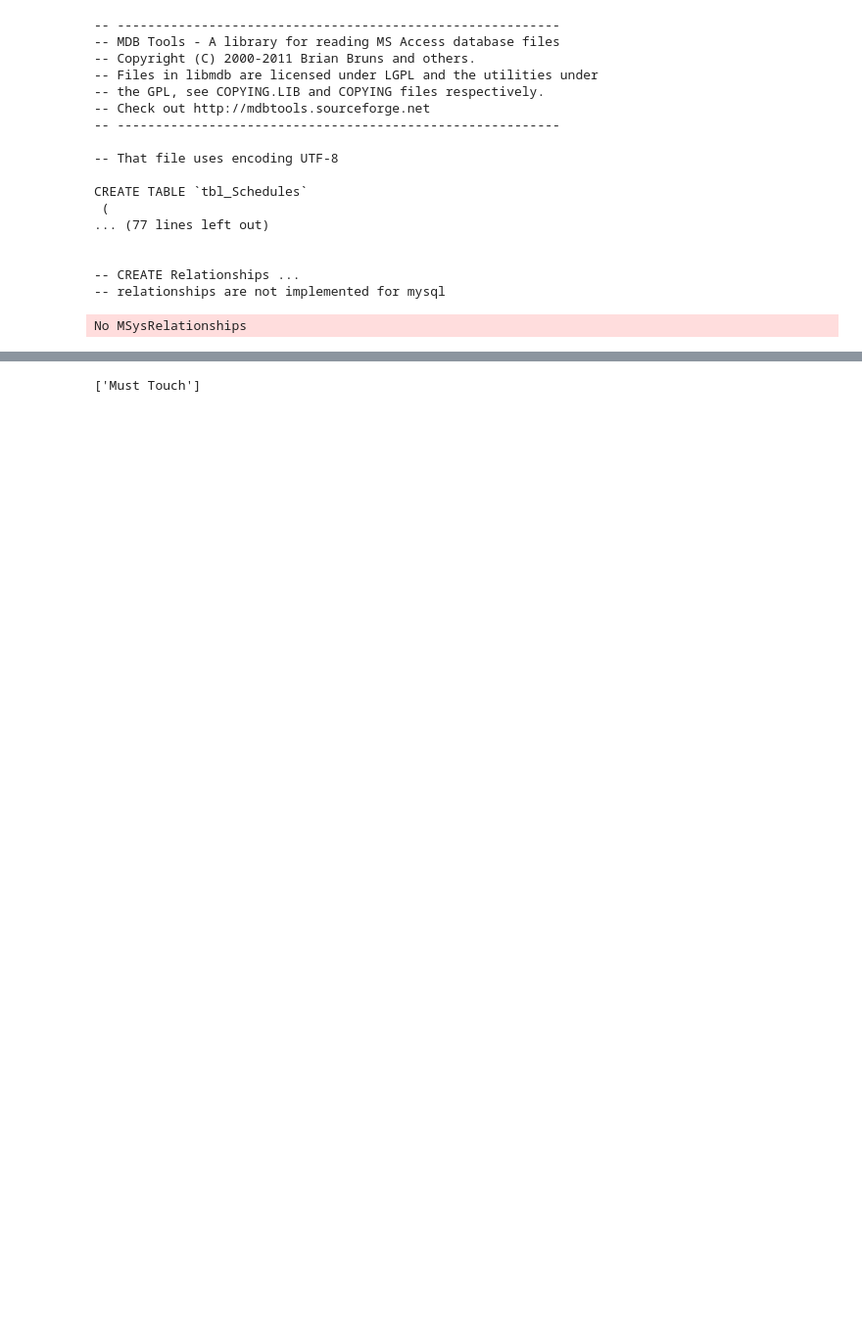
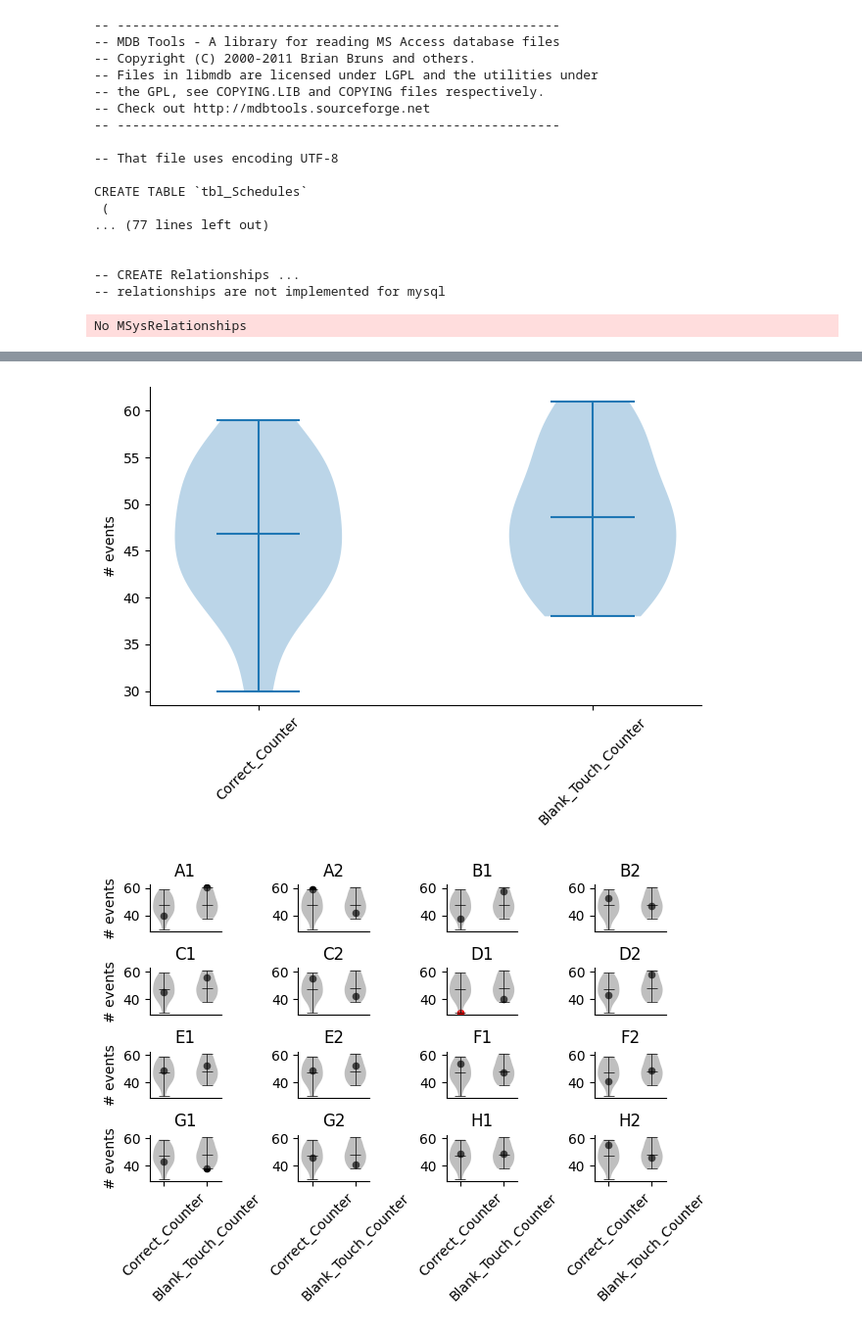
Before and after one commit to yger/equipsy, a Jupyter notebook: results/analysis.ipynb, the cells around one changed output, grey strips where cells are left out. Shown at 98% size. Drawn from its saved outputs; the diff is of its cells as text; code cells hidden in the pictures; blank space fills up the shorter version.

```diff
--- a/results/analysis.ipynb
+++ b/results/analysis.ipynb
@@ -73,10 +97,9 @@ print(f"R-squared: {res.rvalue**2:.6f}")
 # %%
-for date in group_experiments.all_dates:
+for date in ['05/02/24', '06/02/24']:
     a = group_experiments.get_experiments_per_dates(date)
     mydate = date.replace('/', '')
     display_stats_group_experiments(a, output=f'stats_{mydate}.png')
     display_group_experiments(a, output=f'individuals_{mydate}.png')
+# %% [output]
+[figure, added]
+[figure, added]
-# %%
-a.all_types
-# %% [output]
-['Must Touch']
```
Also changed, not shown: parts of 7 cells of this notebook, 1 other file.
